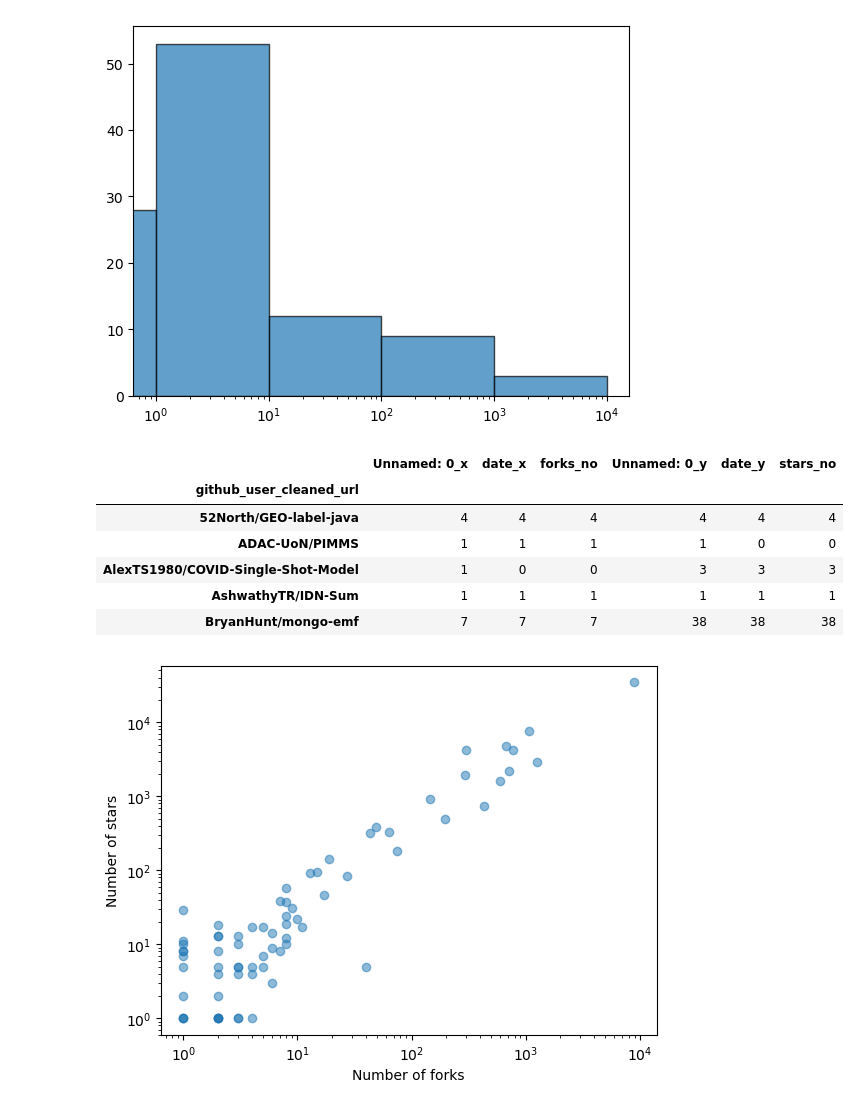
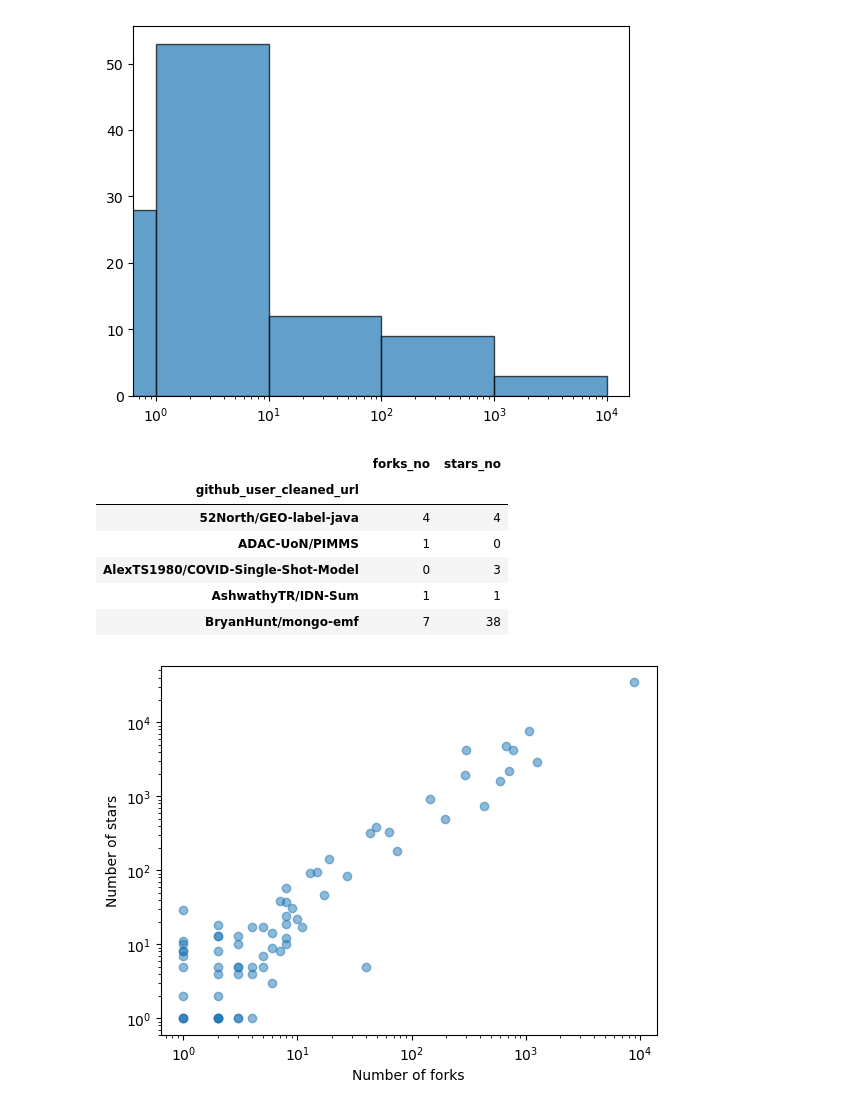
Before and after one commit to softwaresaved/rse-repo-analysis, a Jupyter notebook: analysis/github.ipynb, the cells around one changed output. Saved outputs shown, nothing was run; the diff lists cells and outputs as text; code cells hidden in the pictures.

```diff
--- a/analysis/github.ipynb
+++ b/analysis/github.ipynb
@@ -12,6 +12,6 @@ from matplotlib import pyplot as plt
 # %% [markdown]
 ## Engagement numbers
 # %%
-stars_df = pd.read_csv("../data/analysis/stars.csv")
+stars_df = pd.read_csv("../data/analysis/stars.csv", index_col=0)
 stars_df.head()
 # %% [output]
@@ -34,6 +34,6 @@ print(bins)
 [16. 47. 25.  8.  8.  1.]
 [0.e+00 1.e+00 1.e+01 1.e+02 1.e+03 1.e+04 1.e+05]
 # %%
-forks_df = pd.read_csv("../data/analysis/forks.csv")
+forks_df = pd.read_csv("../data/analysis/forks.csv", index_col=0)
 forks_df.head()
 # %% [output]
@@ -50,20 +50,20 @@ plt.xscale('log')
 # %% [output]
 [figure]
 # %%
-fork_counts = forks_df.groupby("github_user_cleaned_url").count()
-fork_counts.rename(columns={"user": "forks_no"}, inplace=True)
-star_counts = stars_df.groupby("github_user_cleaned_url").count()
-star_counts.rename(columns={"user": "stars_no"}, inplace=True)
+fork_counts = forks_df.groupby("github_user_cleaned_url")["user"].count()
+fork_counts.rename("forks_no", inplace=True)
+star_counts = stars_df.groupby("github_user_cleaned_url")["user"].count()
+star_counts.rename("stars_no", inplace=True)
 engagement = pd.merge(left=fork_counts, right=star_counts, on="github_user_cleaned_url")
 engagement.head()
 # %% [output]
-|  | Unnamed: 0_x | date_x | forks_no | Unnamed: 0_y | date_y | stars_no |
-| github_user_cleaned_url |  |  |  |  |  |  |
-| 52North/GEO-label-java | 4 | 4 | 4 | 4 | 4 | 4 |
-| ADAC-UoN/PIMMS | 1 | 1 | 1 | 1 | 0 | 0 |
-| AlexTS1980/COVID-Single-Shot-Model | 1 | 0 | 0 | 3 | 3 | 3 |
-| AshwathyTR/IDN-Sum | 1 | 1 | 1 | 1 | 1 | 1 |
-| BryanHunt/mongo-emf | 7 | 7 | 7 | 38 | 38 | 38 |
+|  | forks_no | stars_no |
+| github_user_cleaned_url |  |  |
+| 52North/GEO-label-java | 4 | 4 |
+| ADAC-UoN/PIMMS | 1 | 0 |
+| AlexTS1980/COVID-Single-Shot-Model | 0 | 3 |
+| AshwathyTR/IDN-Sum | 1 | 1 |
+| BryanHunt/mongo-emf | 7 | 38 |
 # %%
 plt.scatter(engagement["forks_no"], engagement["stars_no"], alpha=0.5)
 plt.xlabel("Number of forks")
```
Also changed, not shown: parts of 3 cells of this notebook, 7 other files.
